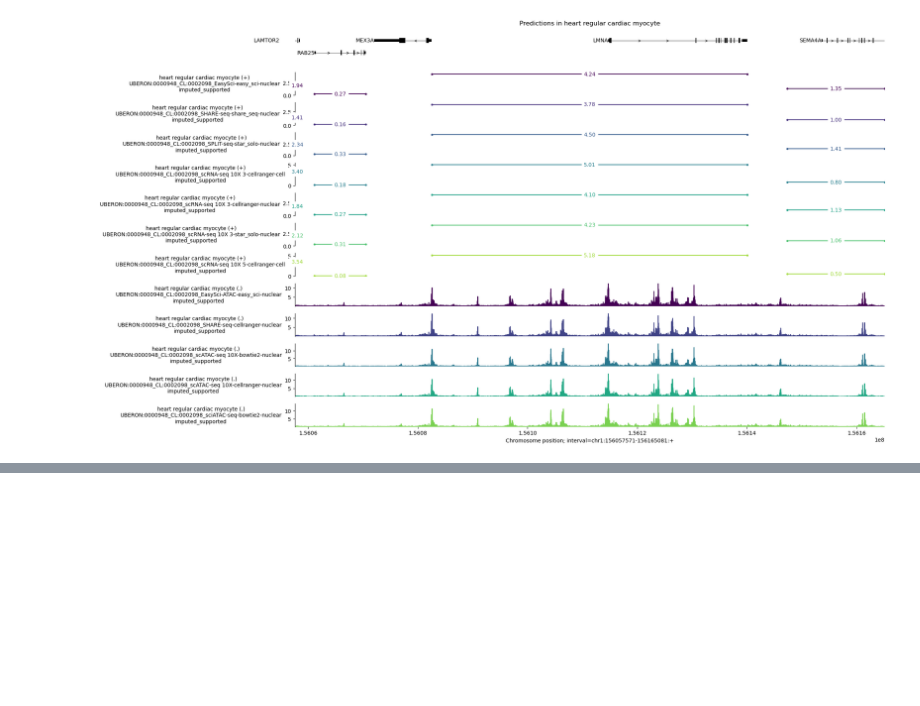
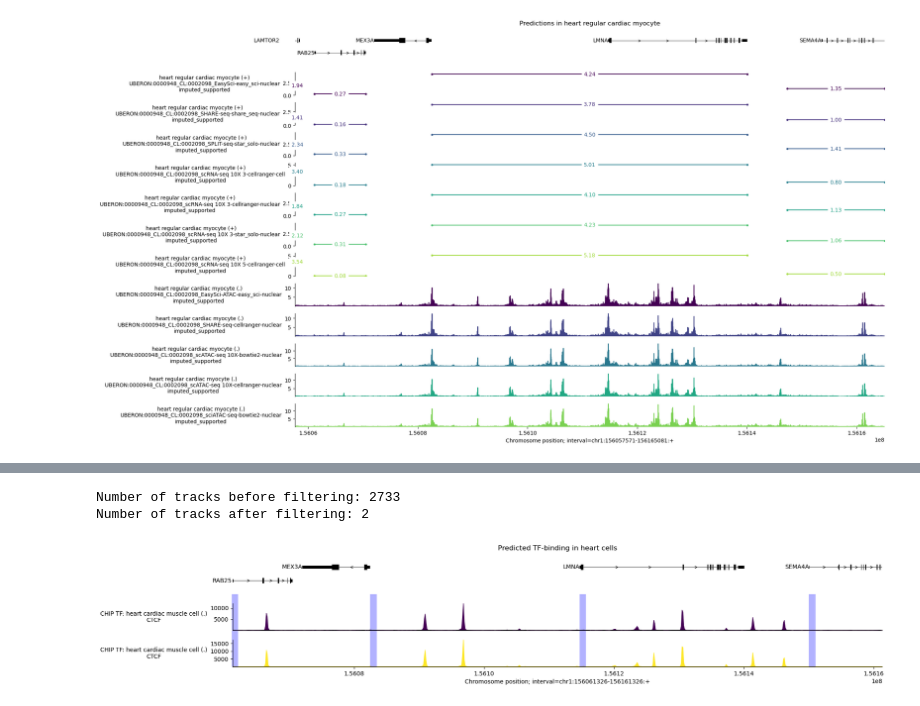
Before and after one commit to cralbers/variant-effects-ag2, a Jupyter notebook: alphagenome2.ipynb, the cells around one changed output, grey strips where cells are left out. Saved outputs shown, nothing was run; the diff lists cells and outputs as text; code cells hidden in the pictures; blank space fills up the shorter version.

```diff
--- a/alphagenome2.ipynb
+++ b/alphagenome2.ipynb
@@ -405,0 +594,35 @@ plt.show()
+# %%
+print(f'Number of tracks before filtering: {len(output_chip_tf.metadata)}')
+
+output_filtered = output_chip_tf.filter_tracks(
+    output_chip_tf.values.max(axis=0) > 10_000
+)
+print(f'Number of tracks after filtering: {len(output_filtered.metadata)}')
+# %% [output]
+Number of tracks before filtering: 2733
+Number of tracks after filtering: 2
+# %%
+# Build plot.
+plot_components.plot(
+    components=[
+        plot_components.TranscriptAnnotation(longest_transcripts),
+        plot_components.Tracks(
+            tdata=output_filtered,
+            ylabel_template=(
+                'CHIP TF: {biosample_name} ({strand})\n{transcription_factor}'
+            ),
+            filled=True,
+        ),
+    ],
+    interval=interval.resize(100_000),
+    title='Predicted TF-binding in heart cells',
+    despine_keep_bottom=True,
+    annotations=[
+        plot_components.IntervalAnnotation(
+            tss_as_intervals, alpha=0.3, colors='blue'
+        )
+    ],
+)
+plt.show()
+# %% [output]
+[figure, added]
```
Also changed, not shown: parts of 15 cells of this notebook.
